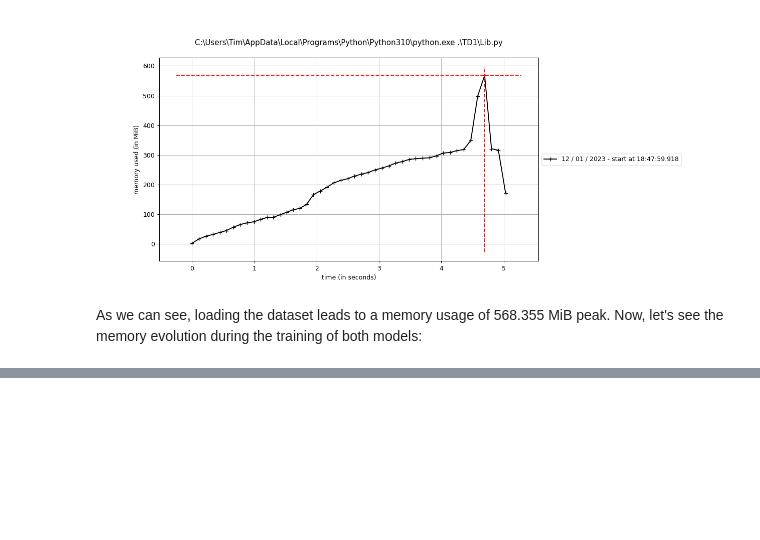
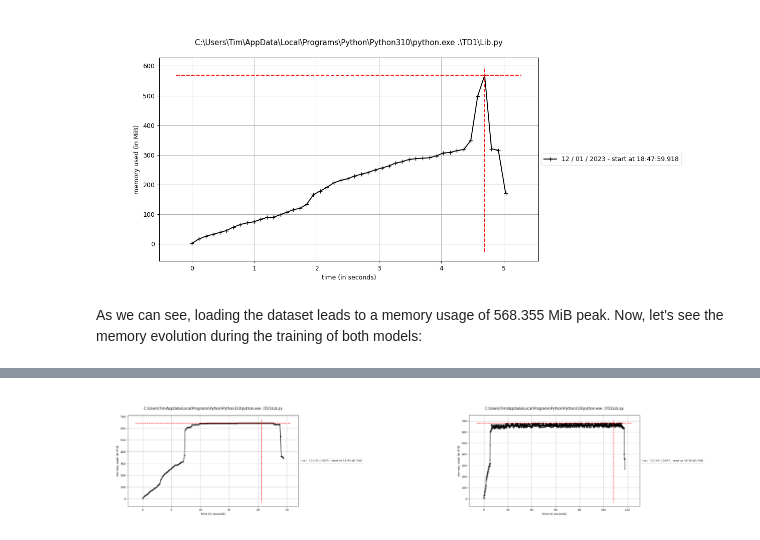
Before and after one commit to CharrierTim/Machine-Learning, a Jupyter notebook: Rapport TD1.ipynb, the cells around one changed output, grey strips where cells are left out. Cells and saved outputs as stored; diff of their text form; code cells hidden in the pictures; blank space fills up the shorter version.

```diff
--- a/Rapport TD1.ipynb
+++ b/Rapport TD1.ipynb
@@ -804,0 +783,16 @@ display(Image(filename='../img/CNN_10_epochs.png'), Image(filename='../img/MLP_1
+# %%
+# CNN vs MLP memory and execution time
+
+# Display the two images on the same plot
+plt.figure(figsize=(24, 10))
+plt.subplot(1, 2, 1)
+plt.axis('off')
+plt.title('MLP')
+plt.imshow(plt.imread('img/MLP_10_epochs.png'))
+plt.subplot(1, 2, 2)
+plt.imshow(plt.imread('img/CNN_10_epochs.png'))
+plt.title('CNN')
+plt.axis('off')
+plt.show()
+# %% [output]
+[figure, added]
```
Also changed, not shown: parts of 6 cells of this notebook.
